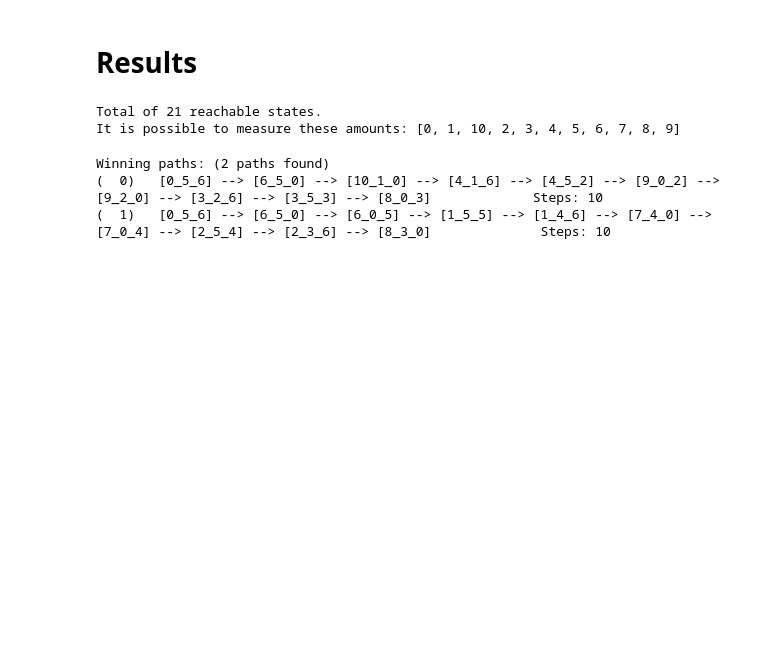
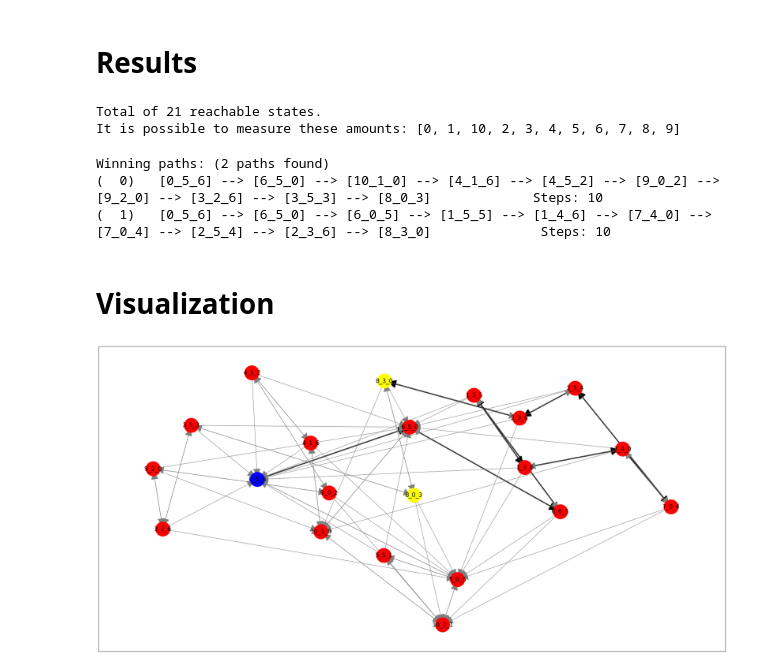
Before and after one commit to GuysBarash/Riddles, a Jupyter notebook: jugs_of_water/jugs_of_water.ipynb, the cells around one changed output. Saved outputs shown, nothing was run; the diff lists cells and outputs as text; code cells hidden in the pictures; blank space fills up the shorter version.

```diff
--- a/jugs_of_water/jugs_of_water.ipynb
+++ b/jugs_of_water/jugs_of_water.ipynb
@@ -150,8 +150,10 @@ Total of 21 reachable states.
 It is possible to measure these amounts: [0, 1, 10, 2, 3, 4, 5, 6, 7, 8, 9]
 # %%
 print(f"Winning paths: ({len(win_states)} paths found)")
+all_good_edges = [[]] * len(win_states)
 for idx, win_state in enumerate(win_states):
     short_path = nx.shortest_path(G, str(cstate), str(win_state))
+    all_good_edges[idx] = [(short_path[i],(short_path[i+1])) for i in range(len(short_path)-1)]
     msg = '[' + '] --> ['.join(short_path) + ']'
     msg = f'({idx:>3})\t' + msg + f'\t\t Steps: {len(short_path)}'
     print(msg)
@@ -159,3 +161,46 @@ for idx, win_state in enumerate(win_states):
 Winning paths: (2 paths found)
 (  0)   [0_5_6] --> [6_5_0] --> [10_1_0] --> [4_1_6] --> [4_5_2] --> [9_0_2] --> [9_2_0] --> [3_2_6] --> [3_5_3] --> [8_0_3]             Steps: 10
 (  1)   [0_5_6] --> [6_5_0] --> [6_0_5] --> [1_5_5] --> [1_4_6] --> [7_4_0] --> [7_0_4] --> [2_5_4] --> [2_3_6] --> [8_3_0]              Steps: 10
+# %% [markdown]
+# Visualization
+# %%
+def color_map_edges(e,all_good_edges,width_mode=False):
+  if e in all_good_edges:
+    if width_mode:
+      return 3
+    else:
+      return 'BLACK'
+  else:
+    if width_mode:
+      return 1
+    else:
+      return 'GREY'
+
+def color_map(t,board):
+  node = State(sig=t)
+  if board.is_winning_state(node):
+    return 'YELLOW'
+  elif str(State(water_state)) == str(node):
+    return 'BLUE'
+  else:
+    return 'RED'
+# %%
+edge_color = [color_map_edges(edge,all_good_edges[1]) for edge in G.edges()]
+e_weights = [color_map_edges(edge,all_good_edges[1],True) for edge in G.edges()]
+node_color = [color_map(node,board) for node in G.nodes()]
+# %%
+options = {
+    'arrowstyle': '-|>',
+    'arrowsize': 45,
+}
+
+pos = nx.layout.spring_layout(G)
+
+plt.rcParams["figure.figsize"] = (30, 15)
+
+nx.draw_networkx_edges(G, pos, width=e_weights,edge_color=edge_color, **options)
+nx.draw_networkx_nodes(G, pos,node_size=1500,node_color=node_color)
+nx.draw_networkx_labels(G,pos,font_size=16,font_color='BLACK')
+plt.show()
+# %% [output]
+[figure, added]
```
